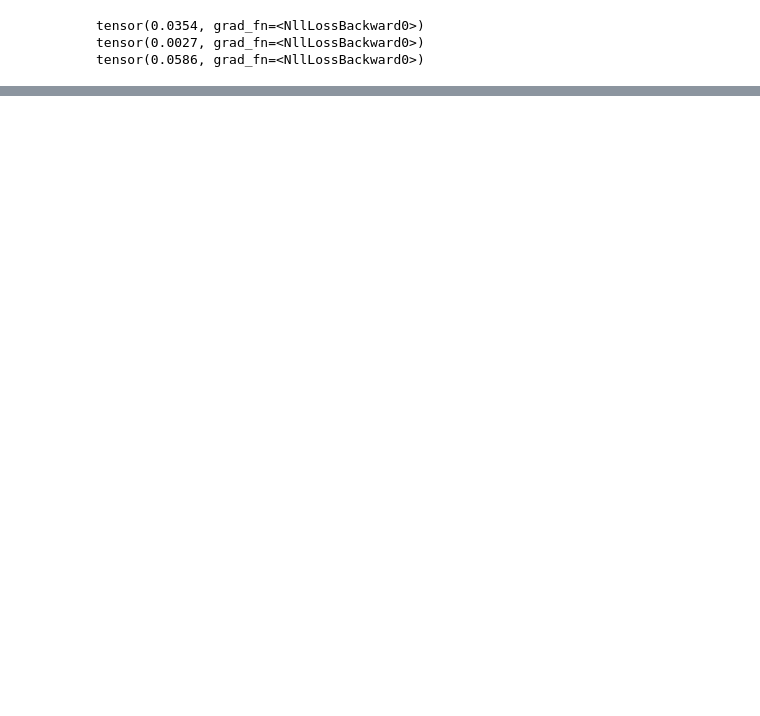
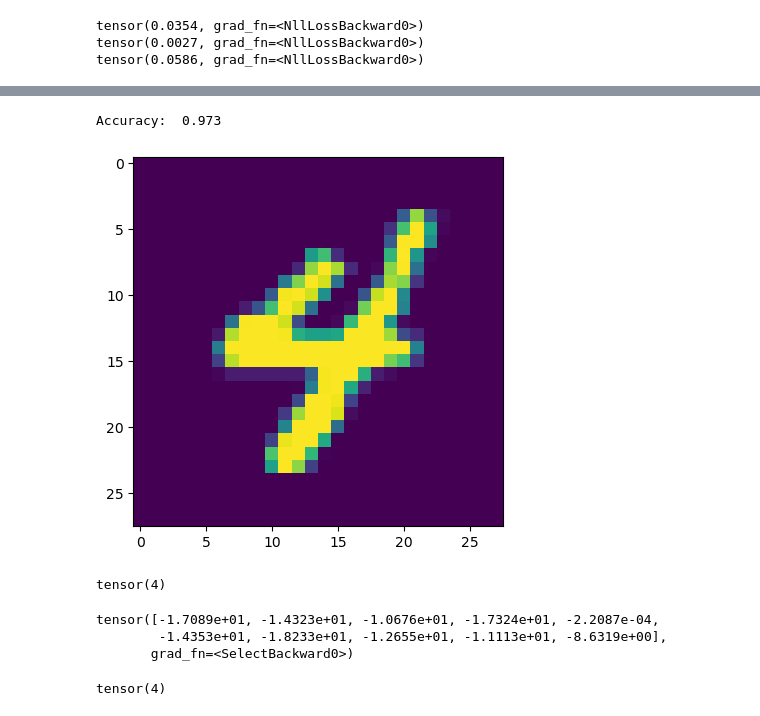
Before and after one commit to jeffelin/AI-ML-Python-Learning, a Jupyter notebook: big_projects/neuralnetworks/deep_learning/learning.ipynb, the cells around one changed output, grey strips where cells are left out. Saved outputs shown, nothing was run; the diff lists cells and outputs as text; code cells hidden in the pictures; blank space fills up the shorter version.

Commit message:
finished mnist neural network with accuracy 97%

```diff
--- a/big_projects/neuralnetworks/deep_learning/learning.ipynb
+++ b/big_projects/neuralnetworks/deep_learning/learning.ipynb
@@ -267,0 +272,48 @@ tensor(0.0586, grad_fn=<NllLossBackward0>)
+# %%
+# epoch and batch
+
+correct = 0
+total = 0
+
+with torch.no_grad():
+    for data in testset:
+        X, y = data
+        output = net(X.view(-1,784))
+        #print(output)
+        for idx, i in enumerate(output):
+            #print(torch.argmax(i), y[idx])
+            if torch.argmax(i) == y[idx]:
+                correct += 1
+            total += 1
+
+print("Accuracy: ", round(correct/total, 3))
+# %% [output]
+Accuracy:  0.973
+# %%
+import matplotlib.pyplot as plt
+
+plt.imshow(X[0].view(28,28))
+plt.show()
+# %% [output]
+[figure, added]
+# %%
+print(torch.argmax(net(X[0].view(-1,784))[0])) # calls on the net to classify this MNIST image
+# %% [output]
+tensor(4)
+# %%
+# explanation
+
+a_featureset = X[0] # this is the featureset
+reshaped_for_network = a_featureset.view(-1,784) # 784 b/c 28*28 image resolution. for this resolution  but I do need to understand why that is the case though for -1 and see its applications.
+output = net(reshaped_for_network) #output will be a list of network predictions.
+first_pred = output[0]
+print(first_pred)
+# %% [output]
+tensor([-1.7089e+01, -1.4323e+01, -1.0676e+01, -1.7324e+01, -2.2087e-04,
+        -1.4353e+01, -1.8233e+01, -1.2655e+01, -1.1113e+01, -8.6319e+00],
+       grad_fn=<SelectBackward0>)
+# %%
+biggest_index = torch.argmax(first_pred)
+print(biggest_index)
+# %% [output]
+tensor(4)
```
Also changed, not shown: parts of 3 cells of this notebook, 1 other file.
